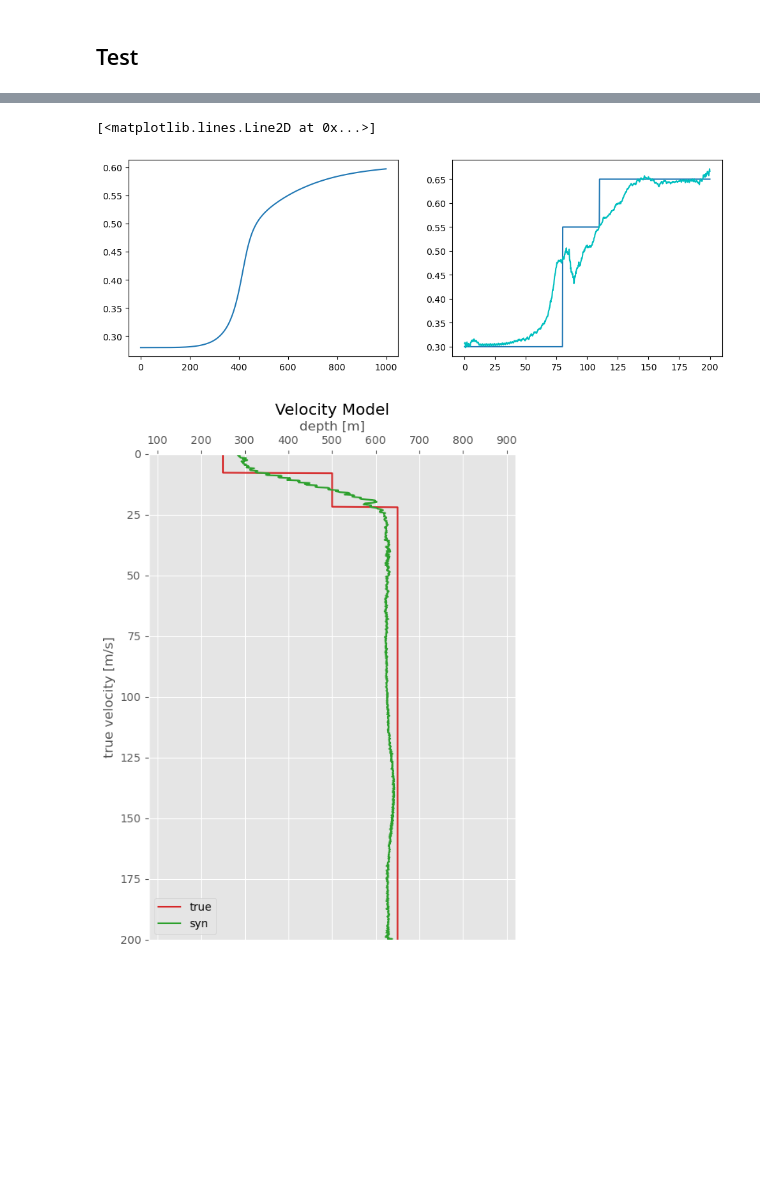
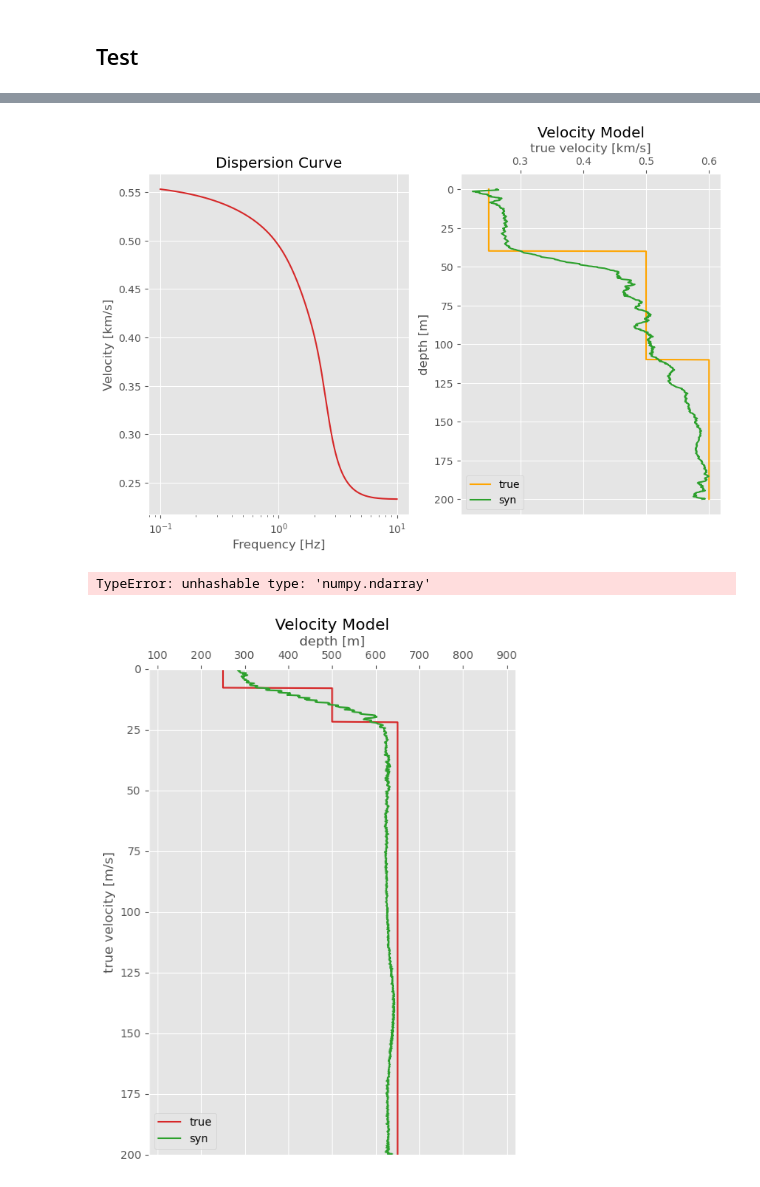
Before and after one commit to erbiaoger/hvsrUNet, a Jupyter notebook: examples/dis_main.ipynb, the cells around one changed output, grey strips where cells are left out. Cells and saved outputs as stored; diff of their text form; code cells hidden in the pictures; blank space fills up the shorter version.

```diff
--- a/examples/dis_main.ipynb
+++ b/examples/dis_main.ipynb
@@ -157,19 +153,6 @@ Epoch [50/50], Iteration [21/25], Loss: 0.0024
 ## model parameters pt file name: freqs_end, num_v1, num_v2, num_v3, num_h1, num_h2, sampleNum, num_data
 #                                 10.        4.      8.      2.     20.      20.     5.         1000
 #saveModel(model, optimizer, epochs, losses, '../data/10_4_8_2_20_20_5_1000.pt')
-#torch.save(model, '../parameter/disp.pt')
-#model = torch.load('../parameter/disp.pt')
+#torch.save(model, '../parameter/unet.pt')
+model = torch.load('../parameter/disp.pt')
 # model, optimizer, epochs, losses = loadModel(model, optimizer, '../data/10_4_8_2_20_20_5_1000.pt')
-# %%
-model = nn.Sequential(
-    nn.Linear(1000, 1000),
-    nn.ReLU(),
-    nn.Linear(1000, 1000),
-    nn.ReLU(),
-    nn.Linear(1000, 1000),
-    nn.ReLU()
-    )
-# %%
-# train
-epochs = 50
-model, losses = train(model, criterion, optimizer, train_iter, num_epochs=epochs)
@@ -204,25 +172,58 @@ y_pred = y_pred.detach().numpy()
 # %%
 i = np.random.randint(0, 30)
+t = np.logspace(-1.0, 1.0, 1000)
 
 # 定义移动平均滤波器的窗口大小
 window_size = 20
 
 # 构建移动平均滤波器的系数
 b = np.ones(window_size) / window_size
 
 # 对信号进行滤波
 yy = np.convolve(y_pred[i][0][0], b, mode='valid')
 
-fig, (ax1, ax2) = plt.subplots(1, 2, figsize=(12, 4))
-ax1.plot(X[i, 0, 0, :], label='true')
-ax2.plot(np.linspace(0, 200, len(y[i, 0, 0])), y[i, 0, 0, :], label='pred')
-ax2.plot(np.linspace(0, 200, len(yy)), yy, label='Predicted Thickness', color='c')
-# ax2.set_title('Predicted Thickness')
-# ax2.set_xlabel('Depth [m]')
-# ax2.set_ylabel('Velocity [m/s]')
+
+
+with plt.style.context('ggplot'):
+
+    # 创建图形和坐标轴对象
+    fig, (ax1, ax2) = plt.subplots(figsize=(10, 6), nrows=1, ncols=2)
+
+    ax1.plot(1/t, X[i, 0, 0, :], label='true', color='tab:red')
+    ax1.set_xlabel('Frequency [Hz]')
+    ax1.set_ylabel('Velocity [km/s]')
+    ax1.set_title('Dispersion Curve')
+    ax1.set_xscale('log')
+
+    ax2.plot(y[i, 0, 0, :], np.linspace(0, 200, len(y[i, 0, 0])), label='true', color='orange')
+    ax2.plot(yy, np.linspace(0, 200, len(yy)), label= 'syn', color='tab:green')
+
+
+    # 设置 y 轴刻度方向
+    ax2.yaxis.tick_left()
+    #ax.yaxis.set_label_position('top')
+    ax2.set_ylabel('depth [m]')
+    ax2.set_xlabel('true velocity [km/s]')
+    # 设置坐标轴位置
+    ax2.xaxis.set_ticks_position('top')
+    ax2.xaxis.set_label_position('top')
+
+    ax2.legend(loc='lower left')
+    ax2.set_title('Velocity Model')
+
+    # 反转y轴
+    ax2.invert_yaxis()
 # %% [output]
-[<matplotlib.lines.Line2D at 0x...>]
-[figure, old version]
+[figure, new version]
+# %%
+from torchviz import make_dot
+
+#make_dot()#.render("rnn_torchviz", format="png")
+
+
+make_dot(y_pred)
+# %% [output]
+TypeError: unhashable type: 'numpy.ndarray'
 # %%
 depth_end = 200.
 freqs_end = 10.
```
Also changed, not shown: parts of 4 cells of this notebook, 18 other files.
